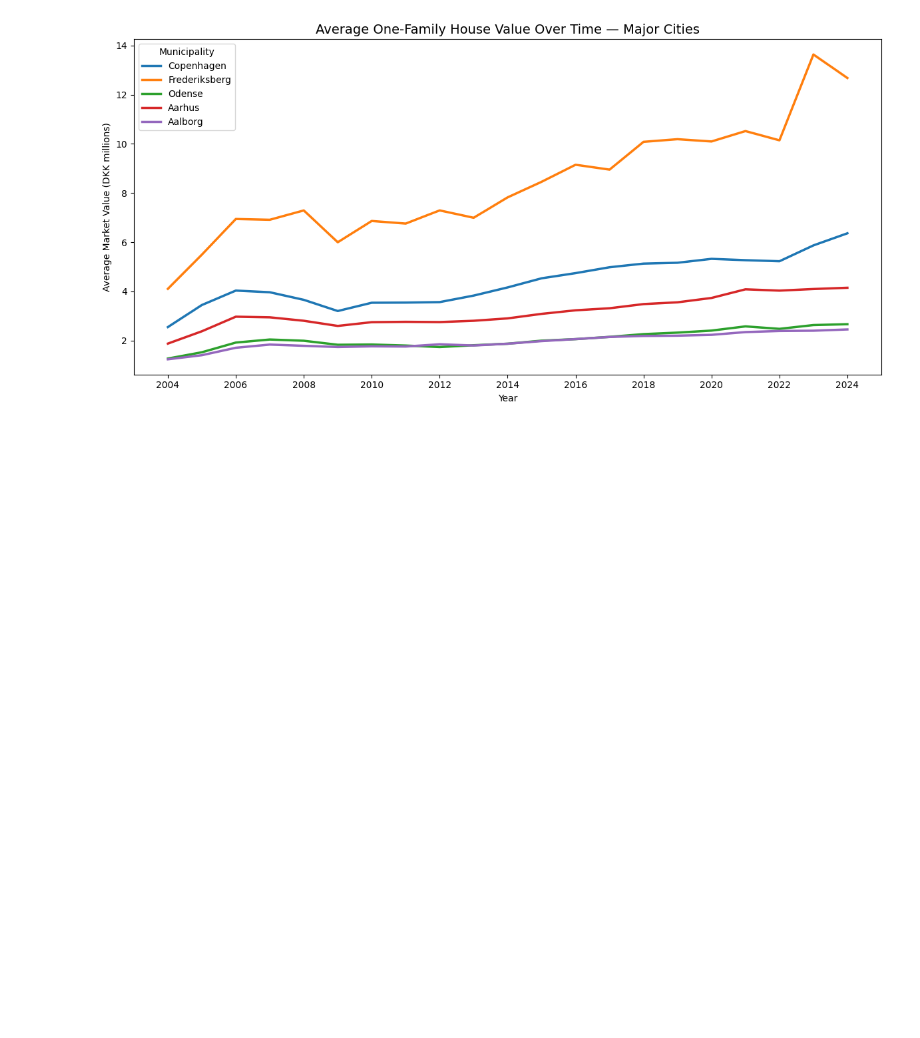
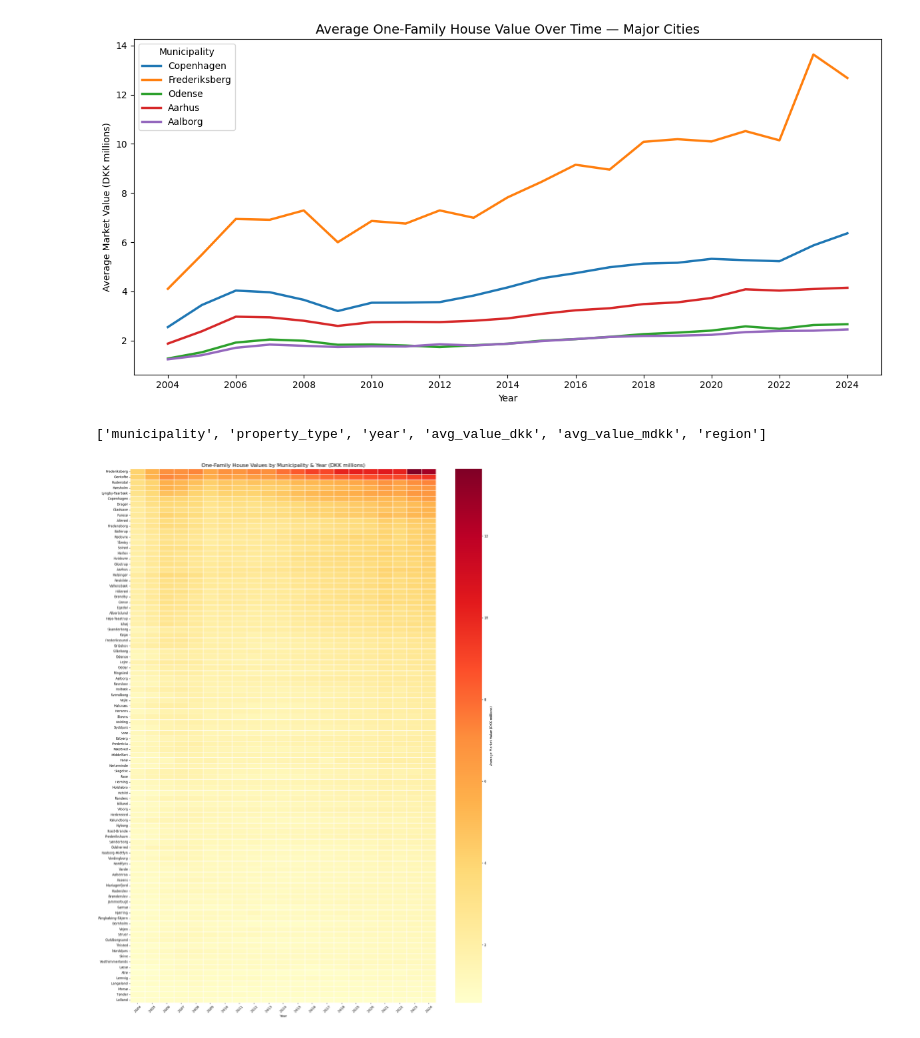
Before and after one commit to ituohy/Danish-Housing-Analysis, a Jupyter notebook: analysis.ipynb, the cells around one changed output. Saved outputs shown, nothing was run; the diff lists cells and outputs as text; code cells hidden in the pictures; blank space fills up the shorter version.

```diff
--- a/analysis.ipynb
+++ b/analysis.ipynb
@@ -382,3 +379,40 @@ plt.savefig("city_trends.png", dpi=150)
 plt.show()
 # %% [output]
 [figure]
+# %%
+houses = df[df["property_type"] == "One-family houses"].copy()
+houses_m = houses.copy()
+houses_m["avg_value_mdkk"] = houses_m["avg_value_dkk"] / 1_000_000
+houses_m["region"] = houses_m["municipality"].apply(get_region)
+
+print(houses_m.columns.tolist())
+# %% [output]
+['municipality', 'property_type', 'year', 'avg_value_dkk', 'avg_value_mdkk', 'region']
+# %%
+# Pivot data for heatmap — municipalities as rows, years as columns
+heatmap_data = (houses_m[houses_m["region"] != "Other"]
+                .groupby(["municipality", "year"])["avg_value_mdkk"]
+                .mean()
+                .unstack())
+
+# Sort municipalities by 2024 value so most expensive are at the top
+heatmap_data = heatmap_data.sort_values(2024, ascending=False)
+
+plt.figure(figsize=(18, 24))
+sns.heatmap(
+    heatmap_data,
+    cmap="YlOrRd",
+    linewidths=0.3,
+    annot=False,
+    cbar_kws={"label": "Average Market Value (DKK millions)"}
+)
+
+plt.title("One-Family House Values by Municipality & Year (DKK millions)", fontsize=16)
+plt.xlabel("Year")
+plt.ylabel("")
+plt.xticks(rotation=45)
+plt.tight_layout()
+plt.savefig("heatmap.png", dpi=150)
+plt.show()
+# %% [output]
+[figure, added]
```
Also changed, not shown: parts of 2 cells of this notebook.
